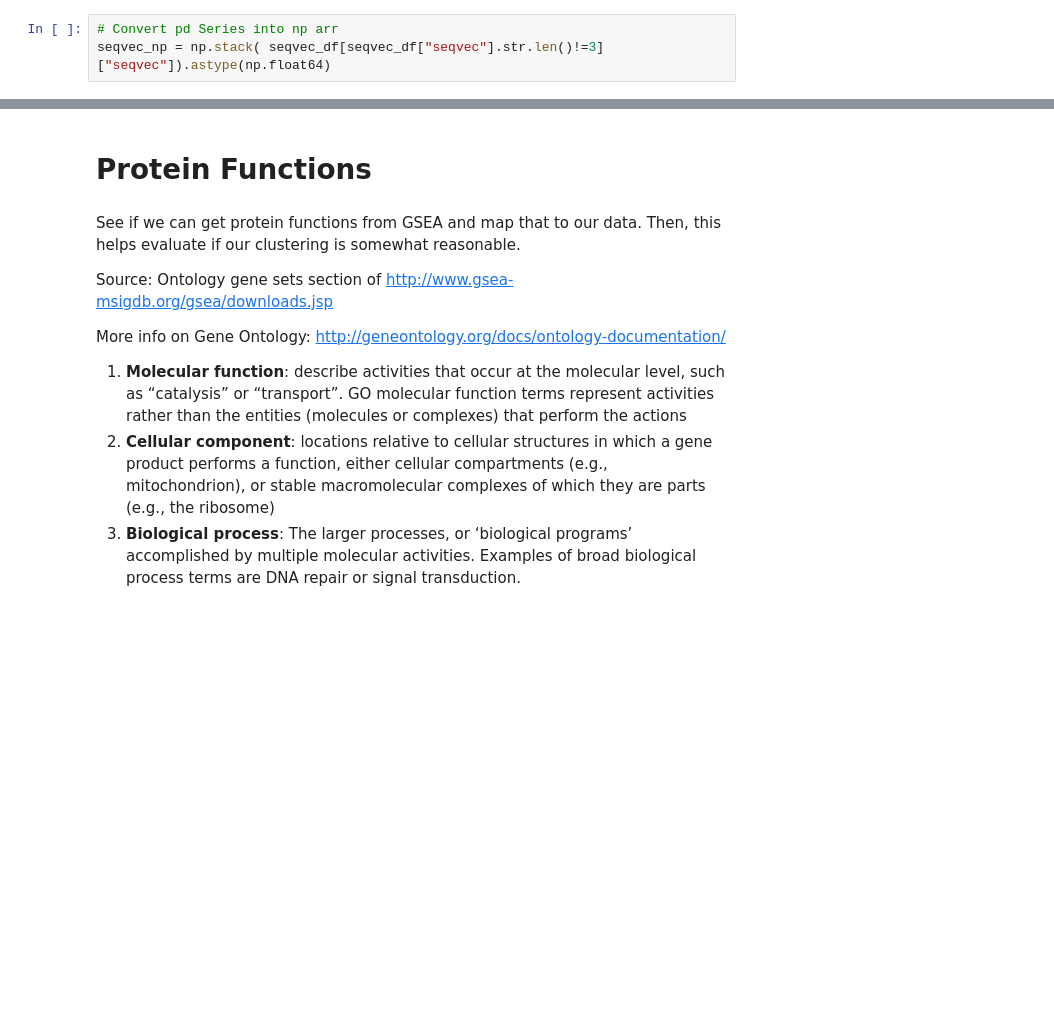
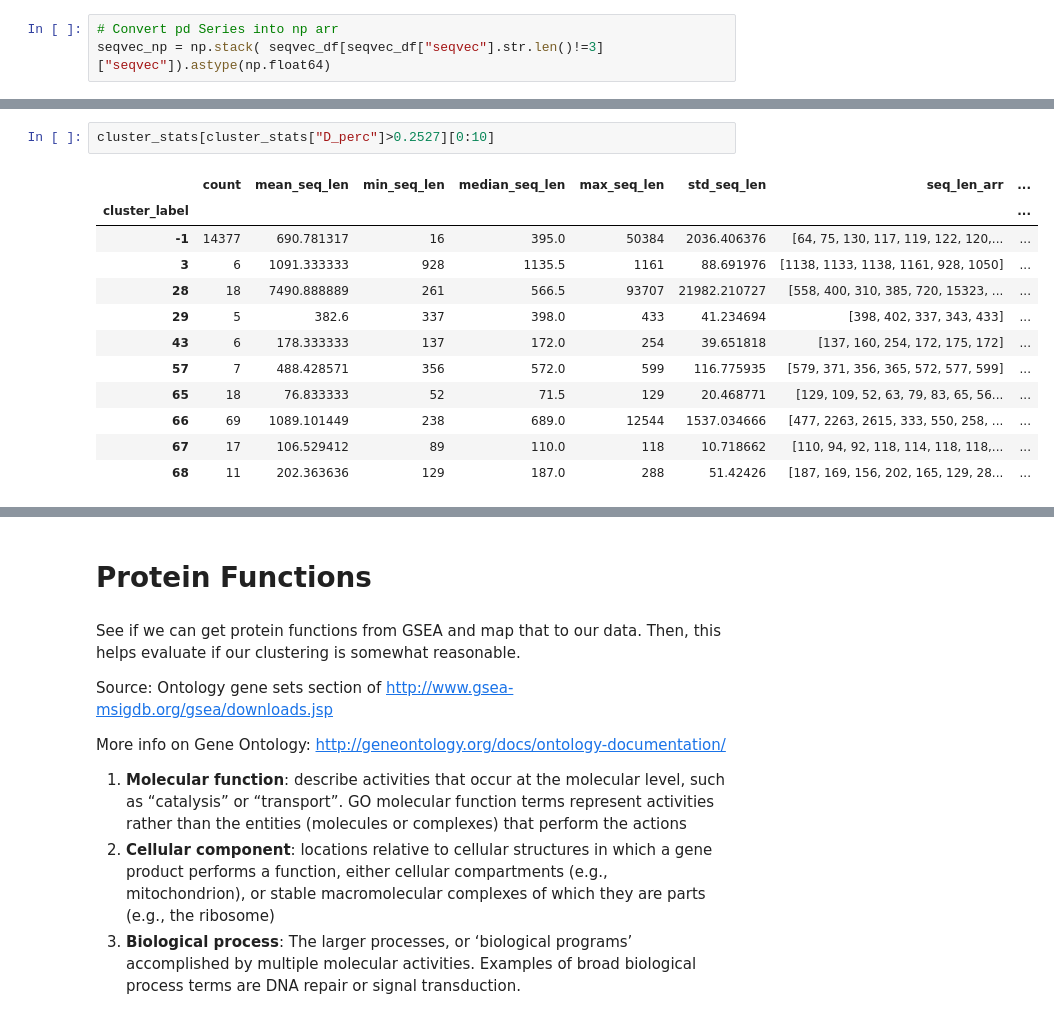
Before and after one commit to dptrsa-300/pss, a Jupyter notebook: Evaluate Cluster Outcome.ipynb, the cells around one changed output, grey strips where cells are left out. Cells and saved outputs as stored; diff of their text form; blank space fills up the shorter version.

```diff
--- a/Evaluate Cluster Outcome.ipynb
+++ b/Evaluate Cluster Outcome.ipynb
@@ -256,0 +623,15 @@ cluster_stats
+# %%
+cluster_stats[cluster_stats["D_perc"]>0.2527][0:10]
+# %% [output]
+|  | count | mean_seq_len | min_seq_len | median_seq_len | max_seq_len | std_seq_len | seq_len_arr | ... |
+| cluster_label |  |  |  |  |  |  |  | ... |
+| -1 | 14377 | 690.781317 | 16 | 395.0 | 50384 | 2036.406376 | [64, 75, 130, 117, 119, 122, 120,... | ... |
+| 3 | 6 | 1091.333333 | 928 | 1135.5 | 1161 | 88.691976 | [1138, 1133, 1138, 1161, 928, 1050] | ... |
+| 28 | 18 | 7490.888889 | 261 | 566.5 | 93707 | 21982.210727 | [558, 400, 310, 385, 720, 15323, ... | ... |
+| 29 | 5 | 382.6 | 337 | 398.0 | 433 | 41.234694 | [398, 402, 337, 343, 433] | ... |
+| 43 | 6 | 178.333333 | 137 | 172.0 | 254 | 39.651818 | [137, 160, 254, 172, 175, 172] | ... |
+| 57 | 7 | 488.428571 | 356 | 572.0 | 599 | 116.775935 | [579, 371, 356, 365, 572, 577, 599] | ... |
+| 65 | 18 | 76.833333 | 52 | 71.5 | 129 | 20.468771 | [129, 109, 52, 63, 79, 83, 65, 56... | ... |
+| 66 | 69 | 1089.101449 | 238 | 689.0 | 12544 | 1537.034666 | [477, 2263, 2615, 333, 550, 258, ... | ... |
+| 67 | 17 | 106.529412 | 89 | 110.0 | 118 | 10.718662 | [110, 94, 92, 118, 114, 118, 118,... | ... |
+| 68 | 11 | 202.363636 | 129 | 187.0 | 288 | 51.42426 | [187, 169, 156, 202, 165, 129, 28... | ... |
```
Also changed, not shown: parts of 107 cells of this notebook, 2 other files.
